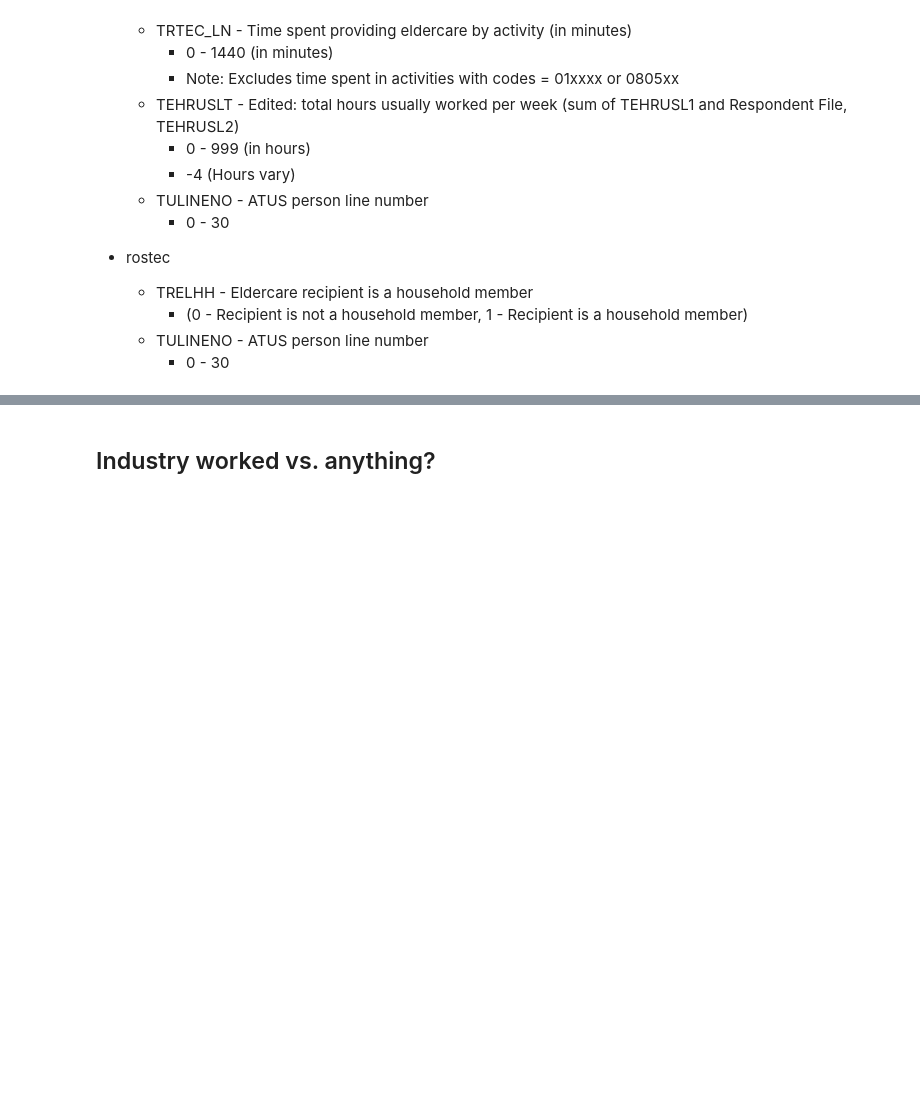
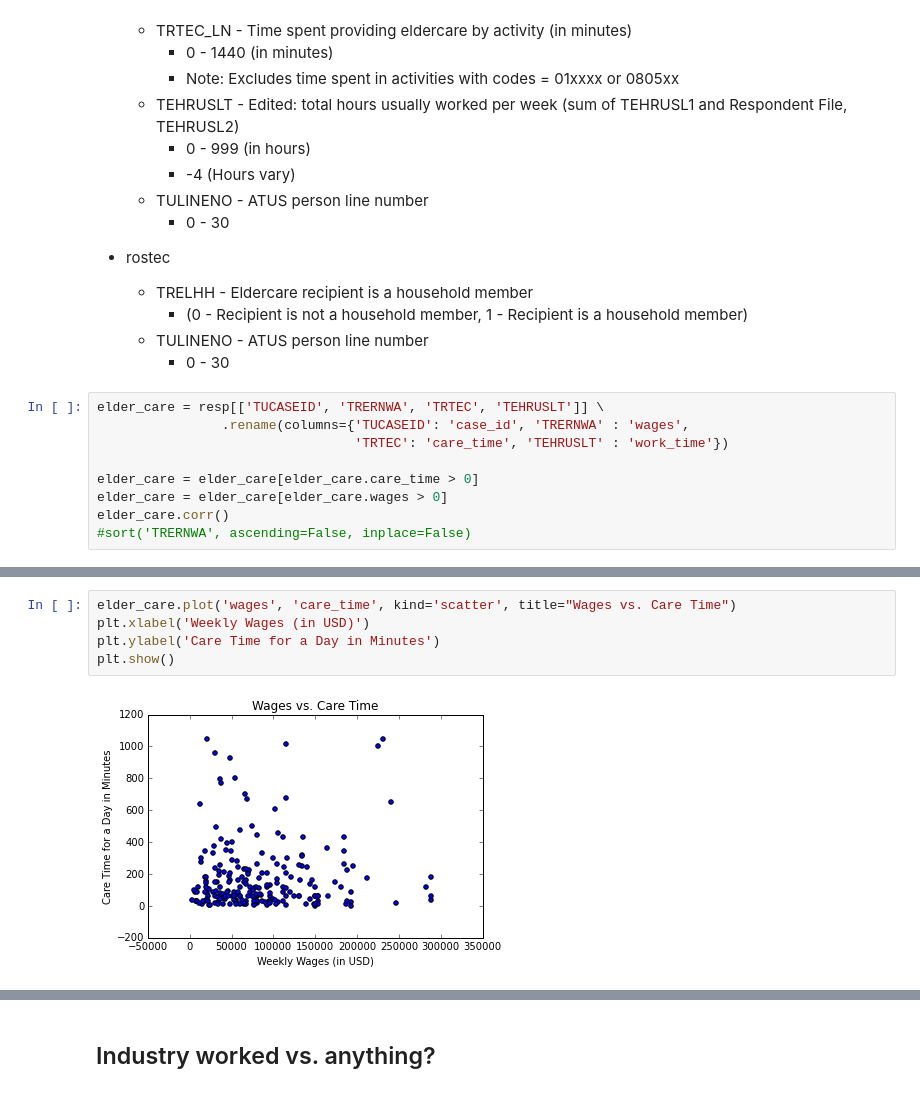
Before and after one commit to JonathanFrederick/atus-analysis, a Jupyter notebook: atus-analysis.ipynb, the cells around one changed output, grey strips where cells are left out. Saved outputs shown, nothing was run; the diff lists cells and outputs as text; blank space fills up the shorter version.

Commit message:
compared work to elder care

```diff
--- a/atus-analysis.ipynb
+++ b/atus-analysis.ipynb
@@ -86,3 +100,12 @@ Here we see that **53.4%** of employed students work full-time jobs, with part-t
          - (0 - Recipient is not a household member, 1 - Recipient is a household member)
      - TULINENO - ATUS person line number
          - 0 - 30
+# %%
+elder_care = resp[['TUCASEID', 'TRERNWA', 'TRTEC', 'TEHRUSLT']] \
+                .rename(columns={'TUCASEID': 'case_id', 'TRERNWA' : 'wages',
+                                 'TRTEC': 'care_time', 'TEHRUSLT' : 'work_time'})
+
+elder_care = elder_care[elder_care.care_time > 0]
+elder_care = elder_care[elder_care.wages > 0]
+elder_care.corr()
+#sort('TRERNWA', ascending=False, inplace=False)
@@ -88,0 +118,7 @@ Here we see that **53.4%** of employed students work full-time jobs, with part-t
+# %%
+elder_care.plot('wages', 'care_time', kind='scatter', title="Wages vs. Care Time")
+plt.xlabel('Weekly Wages (in USD)')
+plt.ylabel('Care Time for a Day in Minutes')
+plt.show()
+# %% [output]
+[figure, added]
```
Also changed, not shown: parts of 9 cells of this notebook.
